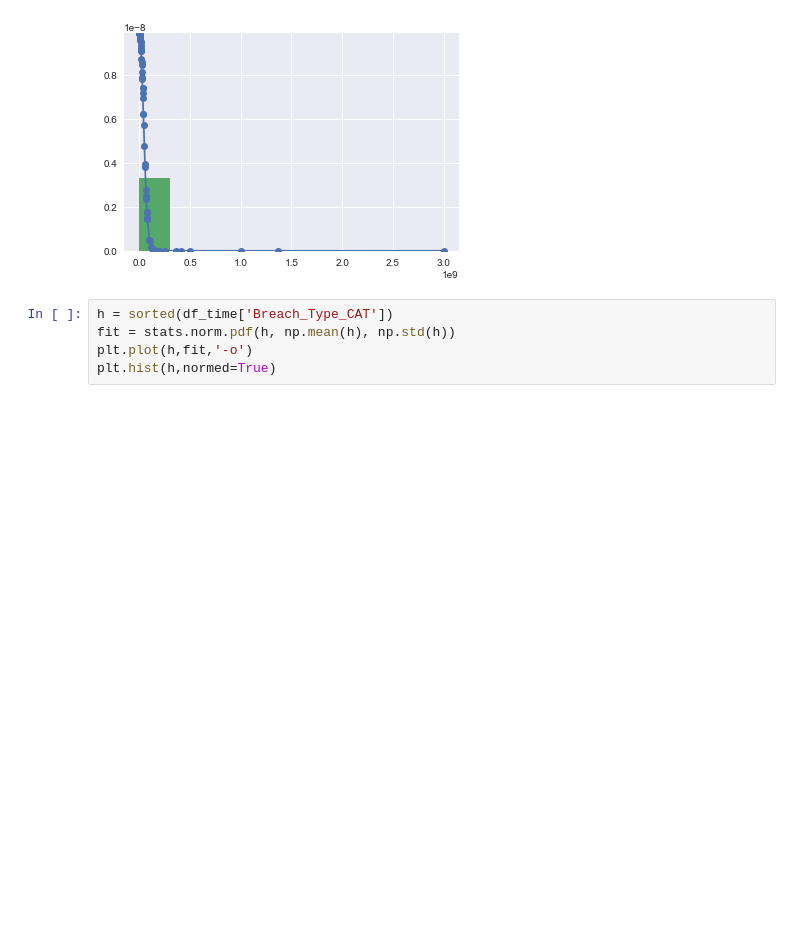
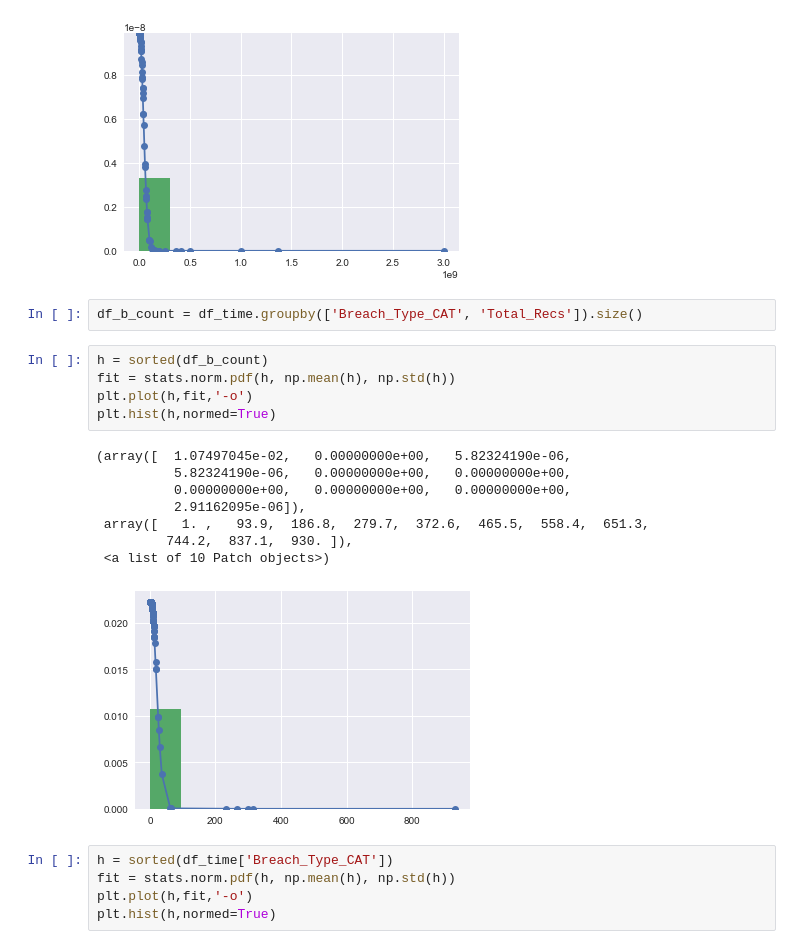
Before and after one commit to dmrod01/Capstone, a Jupyter notebook: Business Questions and Support .ipynb, the cells around one changed output. Drawn from its saved outputs; the diff is of its cells as text; blank space fills up the shorter version.

```diff
--- a/Business Questions and Support .ipynb
+++ b/Business Questions and Support .ipynb
@@ -708,6 +708,22 @@ plt.hist(h,normed=True)
           2.70000000e+09,   3.00000000e+09]),
  <a list of 10 Patch objects>)
 [figure]
+# %%
+df_b_count = df_time.groupby(['Breach_Type_CAT', 'Total_Recs']).size()
+# %%
+h = sorted(df_b_count)
+fit = stats.norm.pdf(h, np.mean(h), np.std(h))
+plt.plot(h,fit,'-o')
+plt.hist(h,normed=True)
+# %% [output]
+(array([  1.07497045e-02,   0.00000000e+00,   5.82324190e-06,
+          5.82324190e-06,   0.00000000e+00,   0.00000000e+00,
+          0.00000000e+00,   0.00000000e+00,   0.00000000e+00,
+          2.91162095e-06]),
+ array([   1. ,   93.9,  186.8,  279.7,  372.6,  465.5,  558.4,  651.3,
+         744.2,  837.1,  930. ]),
+ <a list of 10 Patch objects>)
+[figure, added]
 # %%
 h = sorted(df_time['Breach_Type_CAT'])
 fit = stats.norm.pdf(h, np.mean(h), np.std(h))
```
Also changed, not shown: parts of 3 cells of this notebook, 1 other file.
